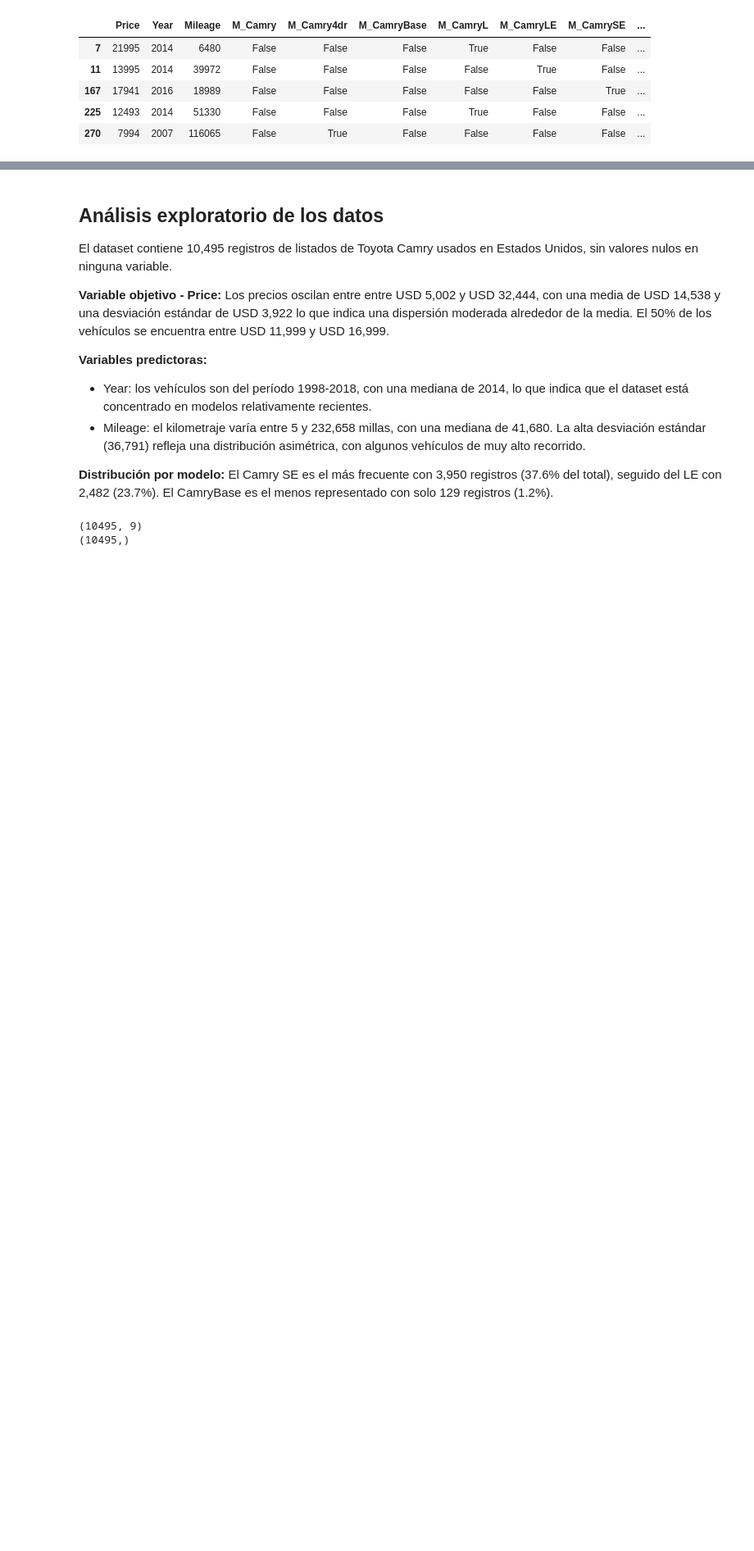
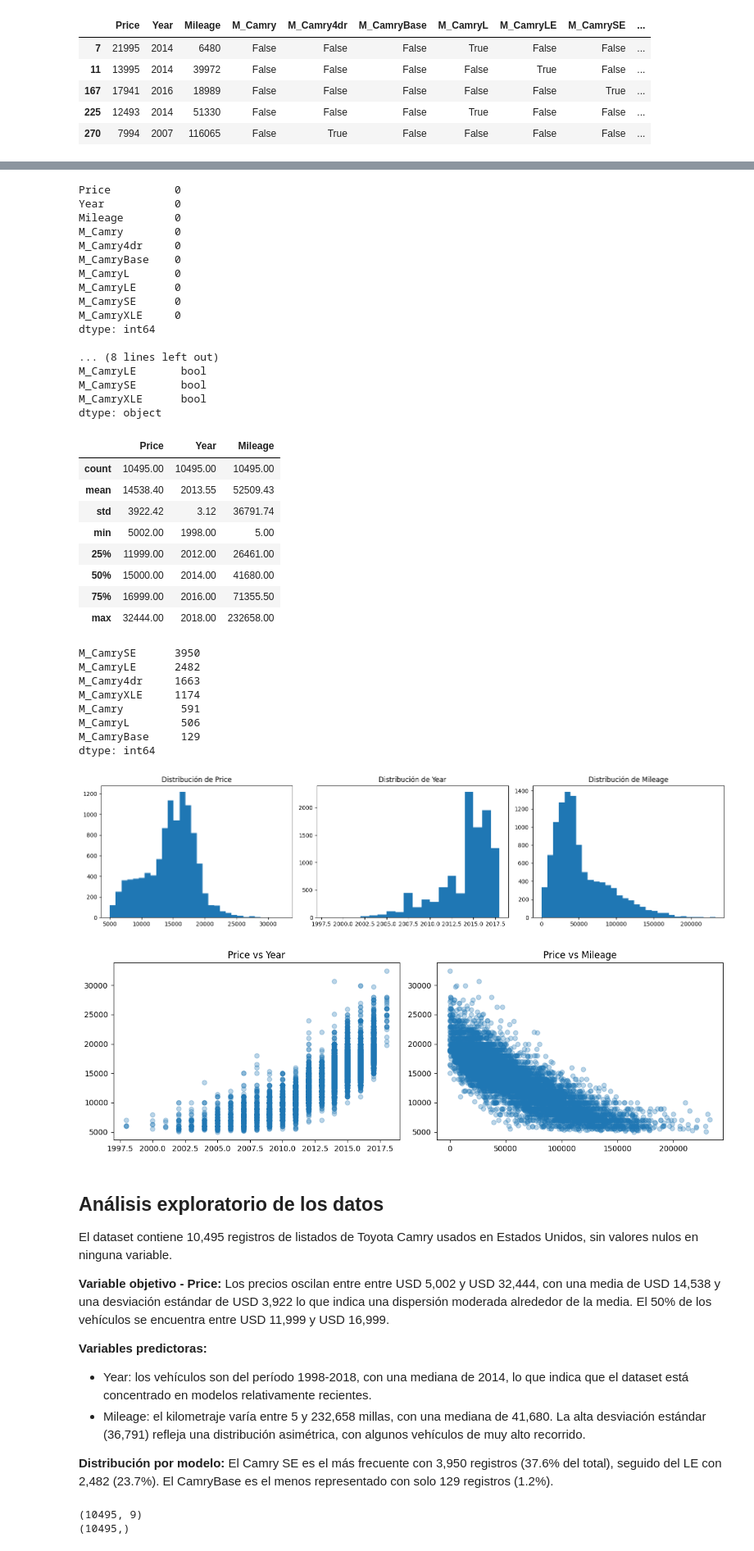
Before and after one commit to Dayanafs/MIAD_ML_NLP_2026, a Jupyter notebook: Semana 2/S2TC1_RandomForests_Boosting - Equipo.ipynb, the cells around one changed output, grey strips where cells are left out. Shown at 82% size. Drawn from its saved outputs; the diff is of its cells as text; code cells hidden in the pictures; blank space fills up the shorter version.

```diff
--- a/Semana 2/S2TC1_RandomForests_Boosting - Equipo.ipynb
+++ b/Semana 2/S2TC1_RandomForests_Boosting - Equipo.ipynb
@@ -84,3 +51,73 @@ dtype: int64
+# %%
+print(data.isnull().sum())
+print("\nTipos de dato:")
+print(data.dtypes)
+
+display(data[['Price', 'Year', 'Mileage']].describe().round(2))
+
+modelo_counts = data.drop(columns=['Price', 'Year', 'Mileage']).sum().sort_values(ascending=False)
+display(modelo_counts)
+
+fig, axes = plt.subplots(1, 3, figsize=(16, 4))
+
+axes[0].hist(data['Price'], bins=30)
+axes[0].set_title('Distribución de Price')
+
+axes[1].hist(data['Year'], bins=20)
+axes[1].set_title('Distribución de Year')
+
+axes[2].hist(data['Mileage'], bins=30)
+axes[2].set_title('Distribución de Mileage')
+
+plt.tight_layout()
+plt.show()
+
+fig, axes = plt.subplots(1, 2, figsize=(12, 4))
+axes[0].scatter(data['Year'], data['Price'], alpha=0.3)
+axes[0].set_title('Price vs Year')
+
+axes[1].scatter(data['Mileage'], data['Price'], alpha=0.3)
+axes[1].set_title('Price vs Mileage')
+
+plt.tight_layout()
+plt.show()
+# %% [output]
+Price          0
+Year           0
+Mileage        0
+M_Camry        0
+M_Camry4dr     0
+M_CamryBase    0
+M_CamryL       0
+M_CamryLE      0
+M_CamrySE      0
+M_CamryXLE     0
+dtype: int64
+
+... (8 lines left out)
+M_CamryLE       bool
+M_CamrySE       bool
+M_CamryXLE      bool
+dtype: object
+|  | Price | Year | Mileage |
+| count | 10495.00 | 10495.00 | 10495.00 |
+| mean | 14538.40 | 2013.55 | 52509.43 |
+| std | 3922.42 | 3.12 | 36791.74 |
+| min | 5002.00 | 1998.00 | 5.00 |
+| 25% | 11999.00 | 2012.00 | 26461.00 |
+| 50% | 15000.00 | 2014.00 | 41680.00 |
+| 75% | 16999.00 | 2016.00 | 71355.50 |
+| max | 32444.00 | 2018.00 | 232658.00 |
+M_CamrySE      3950
+M_CamryLE      2482
+M_Camry4dr     1663
+M_CamryXLE     1174
+M_Camry         591
+M_CamryL        506
+M_CamryBase     129
+dtype: int64
+[figure, added]
+[figure, added]
 # %% [markdown]
 ## Análisis exploratorio de los datos
 
```
Also changed, not shown: parts of 20 cells of this notebook.
